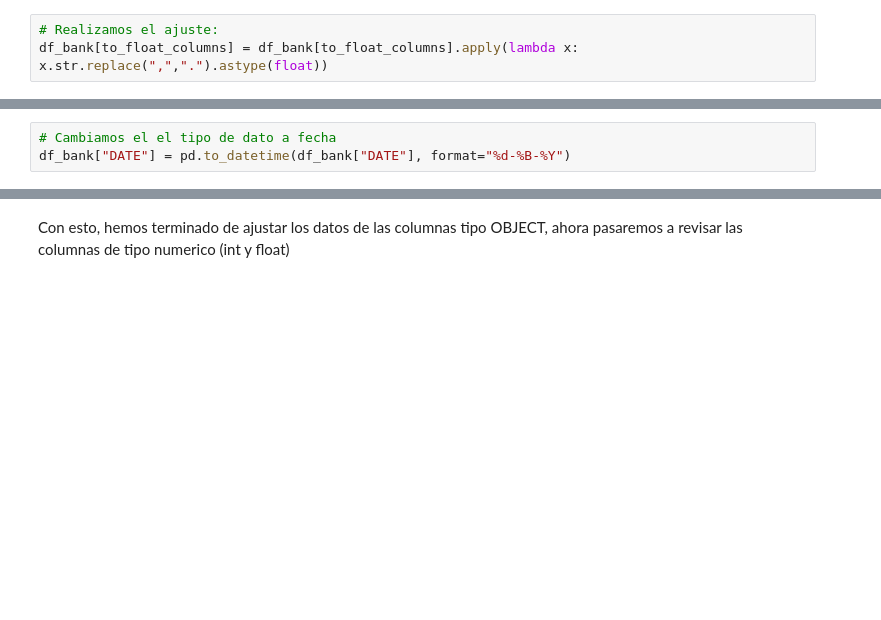
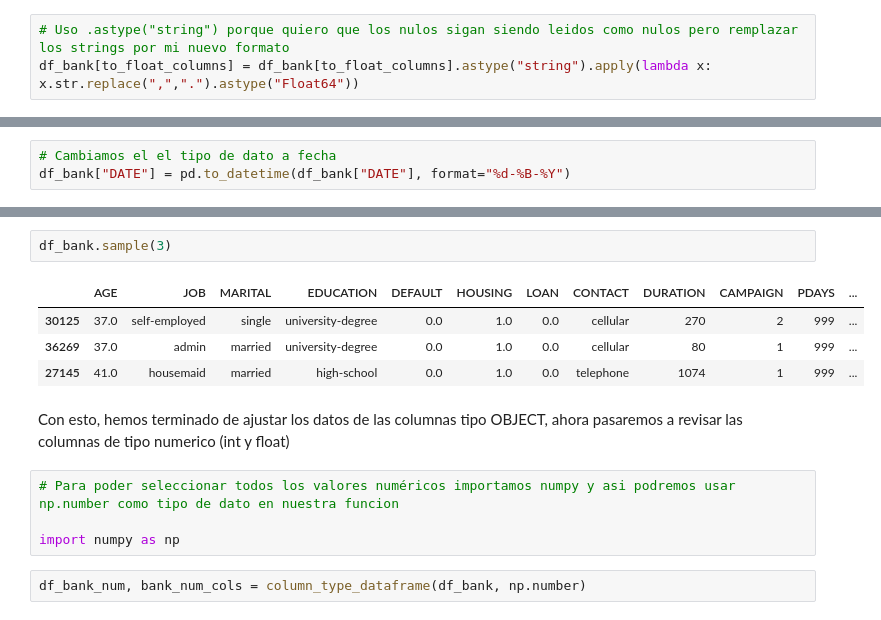
Before and after one commit to PalomaDA/DataProyect_EDA_Python, a Jupyter notebook: eda/flujo_proceso_eba.ipynb, the cells around one changed output, grey strips where cells are left out. Saved outputs shown, nothing was run; the diff lists cells and outputs as text; blank space fills up the shorter version.

```diff
--- a/eda/flujo_proceso_eba.ipynb
+++ b/eda/flujo_proceso_eba.ipynb
@@ -343,8 +343,8 @@ Así que el siguente paso es hacer un replace en las 4 columnas para después po
 # %%
 to_float_columns = ['CONSPRICEIDX','CONSCONFIDX', 'EURIBOR3M', 'NREMPLOYED']
 # %%
-# Realizamos el ajuste:
-df_bank[to_float_columns] = df_bank[to_float_columns].apply(lambda x: x.str.replace(",",".").astype(float))
+# Uso .astype("string") porque quiero que los nulos sigan siendo leidos como nulos pero remplazar los strings por mi nuevo formato
+df_bank[to_float_columns] = df_bank[to_float_columns].astype("string").apply(lambda x: x.str.replace(",",".").astype("Float64"))
 # %%
 # Y comprobamos que efectivamente hemos cambiado el tipo de dato
 
@@ -465,3 +467,16 @@ df_bank["DATE"].sample(3)
 Name: DATE, dtype: datetime64[ns]
+# %%
+df_bank.sample(3)
+# %% [output]
+|  | AGE | JOB | MARITAL | EDUCATION | DEFAULT | HOUSING | LOAN | CONTACT | DURATION | CAMPAIGN | PDAYS | ... |
+| 30125 | 37.0 | self-employed | single | university-degree | 0.0 | 1.0 | 0.0 | cellular | 270 | 2 | 999 | ... |
+| 36269 | 37.0 | admin | married | university-degree | 0.0 | 1.0 | 0.0 | cellular | 80 | 1 | 999 | ... |
+| 27145 | 41.0 | housemaid | married | high-school | 0.0 | 1.0 | 0.0 | telephone | 1074 | 1 | 999 | ... |
 # %% [markdown]
 Con esto, hemos terminado de ajustar los datos de las columnas tipo OBJECT, ahora pasaremos a revisar las columnas de tipo numerico (int y float)
+# %%
+# Para poder seleccionar todos los valores numéricos importamos numpy y asi podremos usar np.number como tipo de dato en nuestra funcion
+
+import numpy as np
+# %%
+df_bank_num, bank_num_cols = column_type_dataframe(df_bank, np.number)
```
Also changed, not shown: parts of 20 cells of this notebook, 1 other file.
